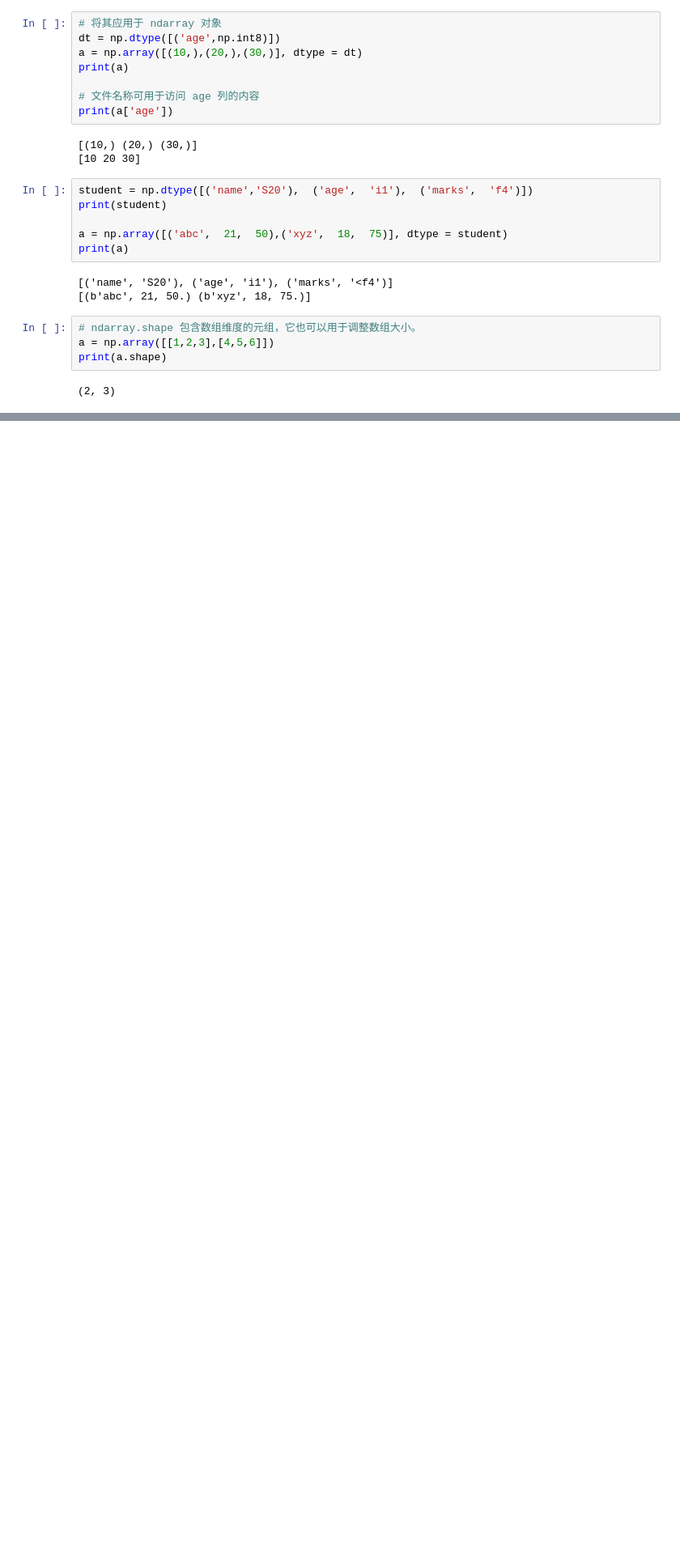
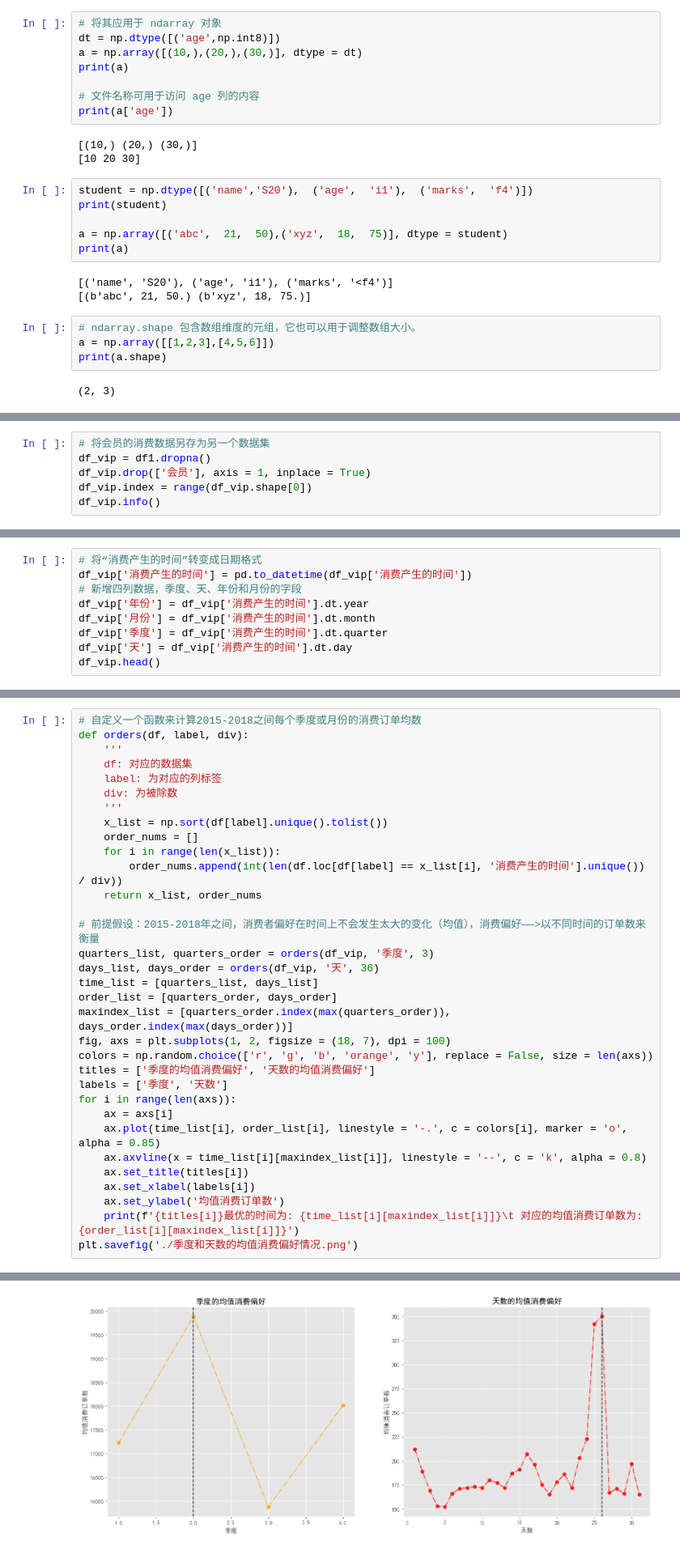
Before and after one commit to sherahchen123/Data-Analysis, a Jupyter notebook: 数据分析.ipynb, the cells around one changed output, grey strips where cells are left out. Shown at 81% size. Cells and saved outputs as stored; diff of their text form; blank space fills up the shorter version.

```diff
--- a/数据分析.ipynb
+++ b/数据分析.ipynb
@@ -125,0 +620,6 @@ SyntaxError: invalid syntax. Perhaps you forgot a comma? (647361457.py, line 1)
+# %%
+# 将会员的消费数据另存为另一个数据集
+df_vip = df1.dropna()
+df_vip.drop(['会员'], axis = 1, inplace = True)
+df_vip.index = range(df_vip.shape[0])
+df_vip.info()
@@ -125,0 +645,9 @@ SyntaxError: invalid syntax. Perhaps you forgot a comma? (647361457.py, line 1)
+# %%
+# 将“消费产生的时间”转变成日期格式
+df_vip['消费产生的时间'] = pd.to_datetime(df_vip['消费产生的时间'])
+# 新增四列数据，季度、天、年份和月份的字段
+df_vip['年份'] = df_vip['消费产生的时间'].dt.year
+df_vip['月份'] = df_vip['消费产生的时间'].dt.month
+df_vip['季度'] = df_vip['消费产生的时间'].dt.quarter
+df_vip['天'] = df_vip['消费产生的时间'].dt.day
+df_vip.head()
@@ -125,0 +661,34 @@ SyntaxError: invalid syntax. Perhaps you forgot a comma? (647361457.py, line 1)
+# %%
+# 自定义一个函数来计算2015-2018之间每个季度或月份的消费订单均数
+def orders(df, label, div):
+    '''
+    df: 对应的数据集
+    label: 为对应的列标签
+    div: 为被除数
+    '''
+    x_list = np.sort(df[label].unique().tolist())
+    order_nums = []
+    for i in range(len(x_list)):
+        order_nums.append(int(len(df.loc[df[label] == x_list[i], '消费产生的时间'].unique()) / div))
+    return x_list, order_nums
+
+# 前提假设：2015-2018年之间，消费者偏好在时间上不会发生太大的变化（均值），消费偏好——>以不同时间的订单数来衡量
+quarters_list, quarters_order = orders(df_vip, '季度', 3)
+days_list, days_order = orders(df_vip, '天', 36)
+time_list = [quarters_list, days_list]
+order_list = [quarters_order, days_order]
+maxindex_list = [quarters_order.index(max(quarters_order)), days_order.index(max(days_order))]
+fig, axs = plt.subplots(1, 2, figsize = (18, 7), dpi = 100)
+colors = np.random.choice(['r', 'g', 'b', 'orange', 'y'], replace = False, size = len(axs))
+titles = ['季度的均值消费偏好', '天数的均值消费偏好']
+labels = ['季度', '天数']
+for i in range(len(axs)):
+    ax = axs[i]
+    ax.plot(time_list[i], order_list[i], linestyle = '-.', c = colors[i], marker = 'o', alpha = 0.85)
+    ax.axvline(x = time_list[i][maxindex_list[i]], linestyle = '--', c = 'k', alpha = 0.8)
+    ax.set_title(titles[i])
+    ax.set_xlabel(labels[i])
+    ax.set_ylabel('均值消费订单数')
+    print(f'{titles[i]}最优的时间为: {time_list[i][maxindex_list[i]]}\t 对应的均值消费订单数为: {order_list[i][maxindex_list[i]]}')
+plt.savefig('./季度和天数的均值消费偏好情况.png')
+# %% [output]
@@ -125,0 +697 @@ SyntaxError: invalid syntax. Perhaps you forgot a comma? (647361457.py, line 1)
+[figure, added]
```
Also changed, not shown: parts of 89 cells of this notebook, 11 other files.
